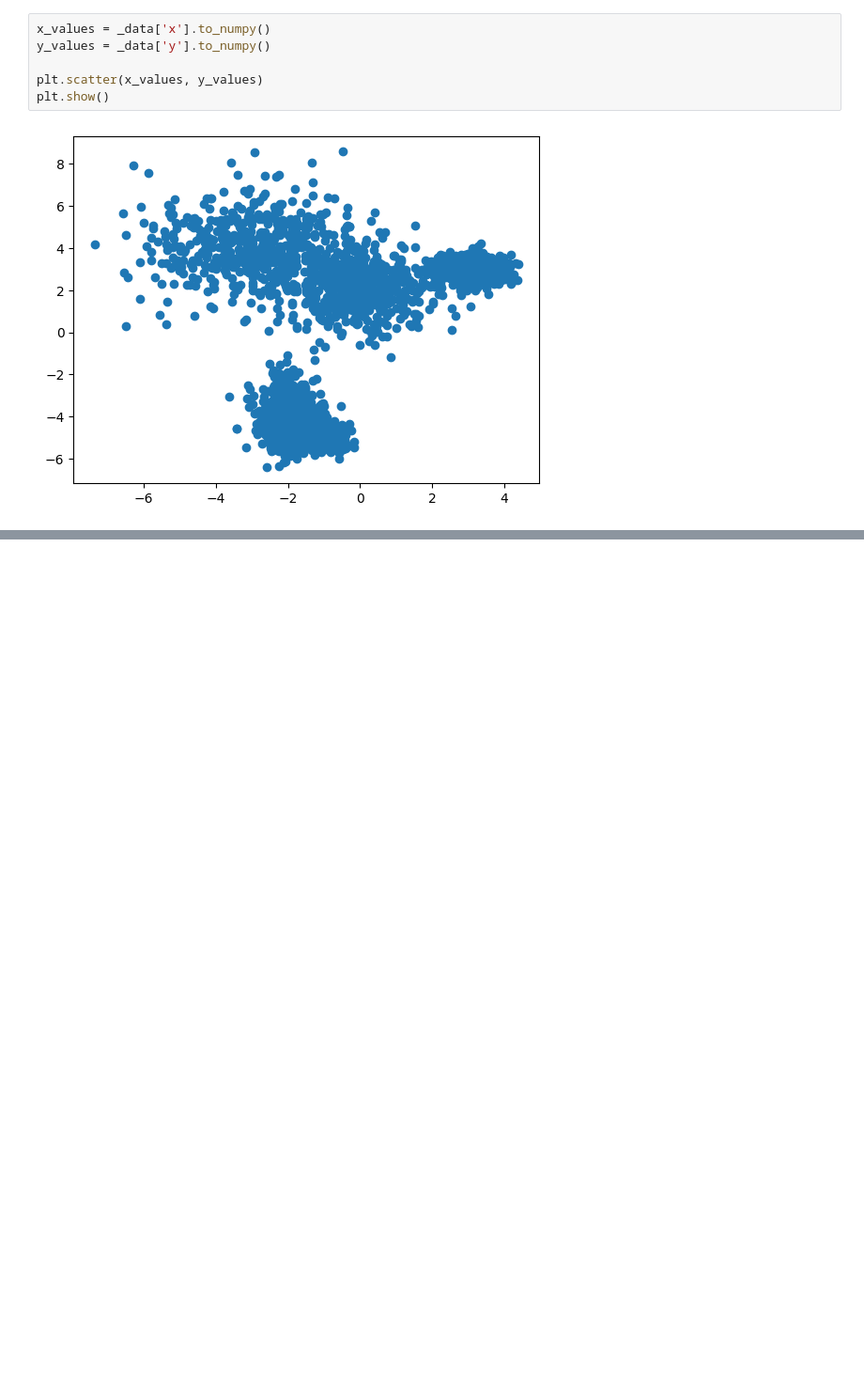
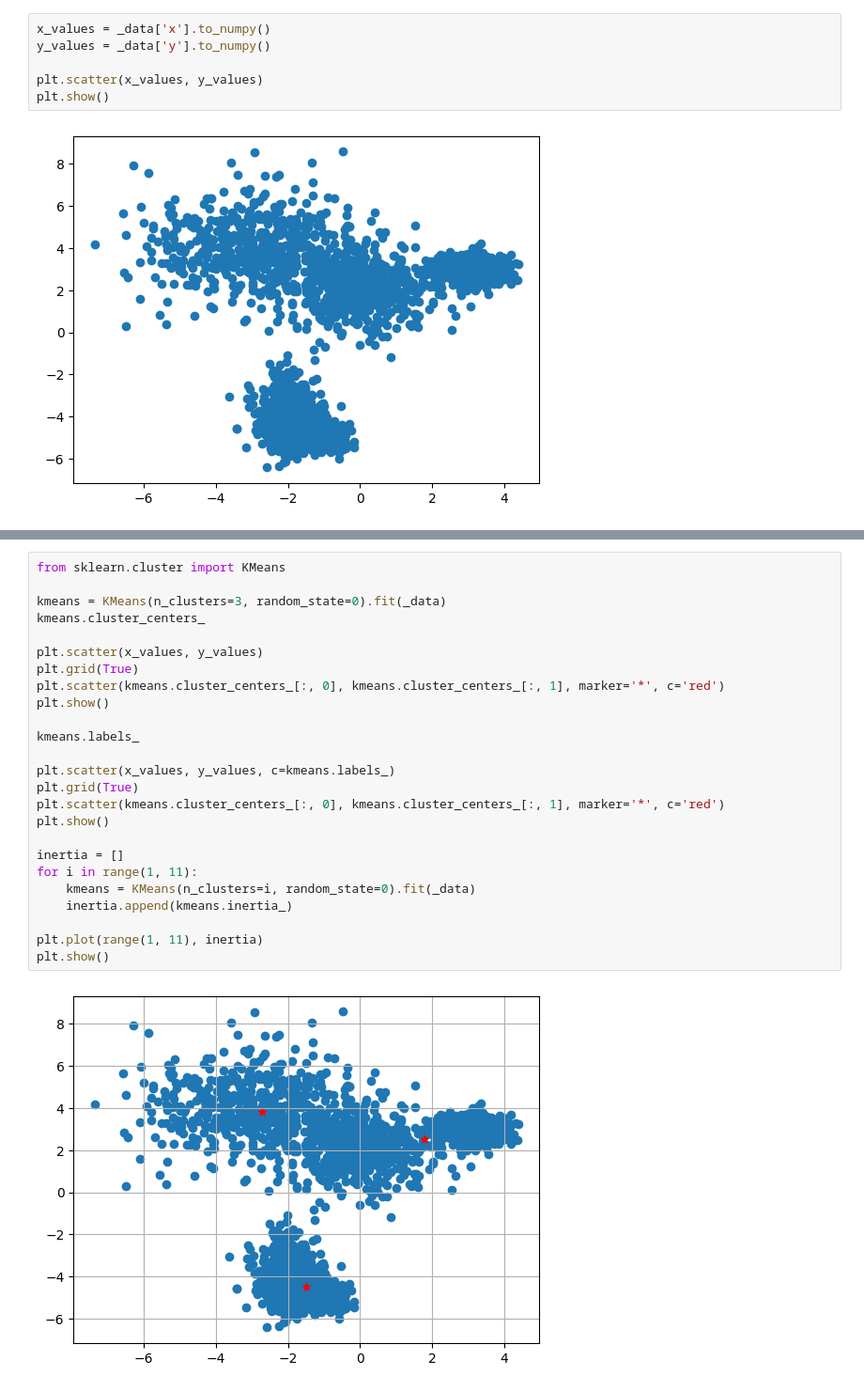
Before and after one commit to 4gn5t/DataAnalysis, a Jupyter notebook: lab6/main.ipynb, the cells around one changed output, grey strips where cells are left out. Shown at 94% size. Drawn from its saved outputs; the diff is of its cells as text; blank space fills up the shorter version.

```diff
--- a/lab6/main.ipynb
+++ b/lab6/main.ipynb
@@ -167,0 +168,27 @@ plt.show()
+# %%
+from sklearn.cluster import KMeans
+
+kmeans = KMeans(n_clusters=3, random_state=0).fit(_data)
+kmeans.cluster_centers_
+
+plt.scatter(x_values, y_values)
+plt.grid(True)
+plt.scatter(kmeans.cluster_centers_[:, 0], kmeans.cluster_centers_[:, 1], marker='*', c='red')
+plt.show()
+
+kmeans.labels_
+
+plt.scatter(x_values, y_values, c=kmeans.labels_)
+plt.grid(True)
+plt.scatter(kmeans.cluster_centers_[:, 0], kmeans.cluster_centers_[:, 1], marker='*', c='red')
+plt.show()
+
+inertia = []
+for i in range(1, 11):
+    kmeans = KMeans(n_clusters=i, random_state=0).fit(_data)
+    inertia.append(kmeans.inertia_)
+
+plt.plot(range(1, 11), inertia)
+plt.show()
+# %% [output]
+[figure, added]
```
Also changed, not shown: parts of 5 cells of this notebook, 4 other files.
